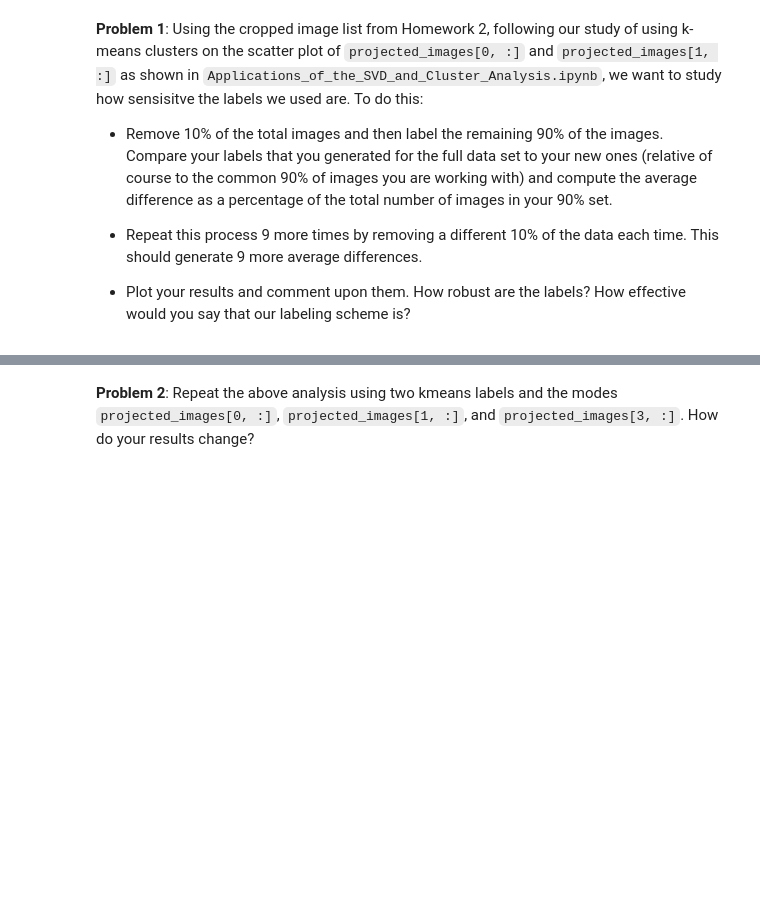
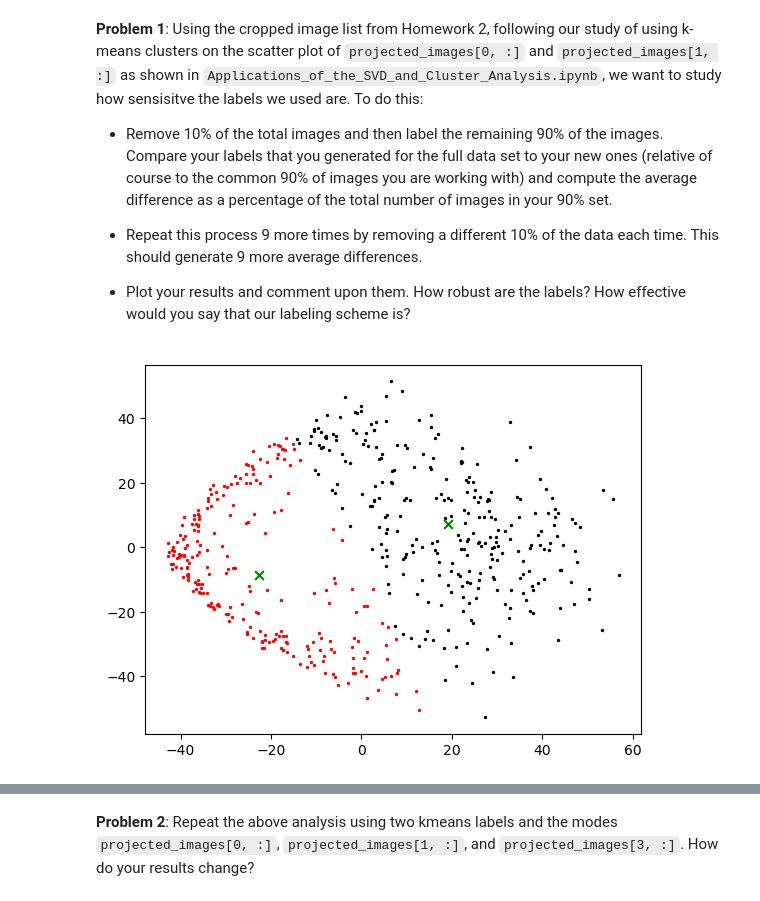
Before and after one commit to cwcurtis/MATH-596-Mathematical-Data-Science, a Jupyter notebook: Assignments/Homework_Three.ipynb, the cells around one changed output, grey strips where cells are left out. Cells and saved outputs as stored; diff of their text form; code cells hidden in the pictures; blank space fills up the shorter version.

```diff
--- a/Assignments/Homework_Three.ipynb
+++ b/Assignments/Homework_Three.ipynb
@@ -38,0 +55,28 @@ def mode_and_kmeans_label_maker(images_mat):
+# %%
+def cluster_separation(cluster_data, labels, num_clusters):
+    label_types = np.arange(num_clusters, dtype=int)
+    groups = []
+    for label_type in label_types:
+        next_group = labels == label_type
+        groups.append(cluster_data[:, next_group])
+    return groups
+
+def cluster_plots(cluster_data, labels, centers):
+
+    num_dims = centers.shape[1]
+    num_clusters = centers.shape[0]
+
+    colors = ['r', 'k', 'b']
+    clusters = cluster_separation(cluster_data, labels, num_clusters)
+
+    fig = plt.figure()
+    if num_dims == 2:
+        ax = fig.add_subplot(1, 1, 1)
+        ax.scatter(centers[:, 0], centers[:, 1], s=40., c='g', marker='x')
+        for jj in range(len(clusters)):
+            ax.scatter(clusters[jj][0, :], clusters[jj][1, :], s=2., c=colors[jj])
+    elif num_dims == 3:
+        ax = fig.add_subplot(1, 1, 1, projection='3d')
+        ax.scatter(centers[:, 0], centers[:, 1], centers[:, 2], s=40., c='g', marker='x')
+        for jj in range(len(clusters)):
+            ax.scatter(clusters[jj][0, :], clusters[jj][1, :], clusters[jj][2,:], s=2., c=colors[jj])
@@ -58,20 +147,13 @@ print(f"Pixel counts are {crp_row} by {crp_col}")
 # %%
 # To build your 90%/10% splits in the data, we shuffle our images first
 # and then build our modes and find our labels for the full data set
 # relative to a fixed shuffle of the image indices.
 
 rng = np.random.default_rng()
 image_indices = np.arange(num_crp_images)
 rng.shuffle(image_indices)
 shuffled_images = crp_image_mat[:, image_indices]
-
-labels, centers, cluster_data = mode_and_kmeans_label_maker(shuffled_images)
-
-group_one = labels == 1
-group_two = labels == 0
-cluster_one = cluster_data[:, group_one]
-cluster_two = cluster_data[:, group_two]
-
-plt.scatter(cluster_one[0, :], cluster_one[1, :], s=2., c='r')
-plt.scatter(cluster_two[0, :], cluster_two[1, :], s=2., c='k')
-plt.scatter(centers[:, 0], centers[:, 1], s=40., c='g', marker='x')
+labels, centers, cluster_data = mode_and_kmeans_label_maker(shuffled_images, 2, [0, 1])
+cluster_plots(cluster_data, labels, centers)
+# %% [output]
+[figure, added]
```
Also changed, not shown: parts of 11 cells of this notebook.
